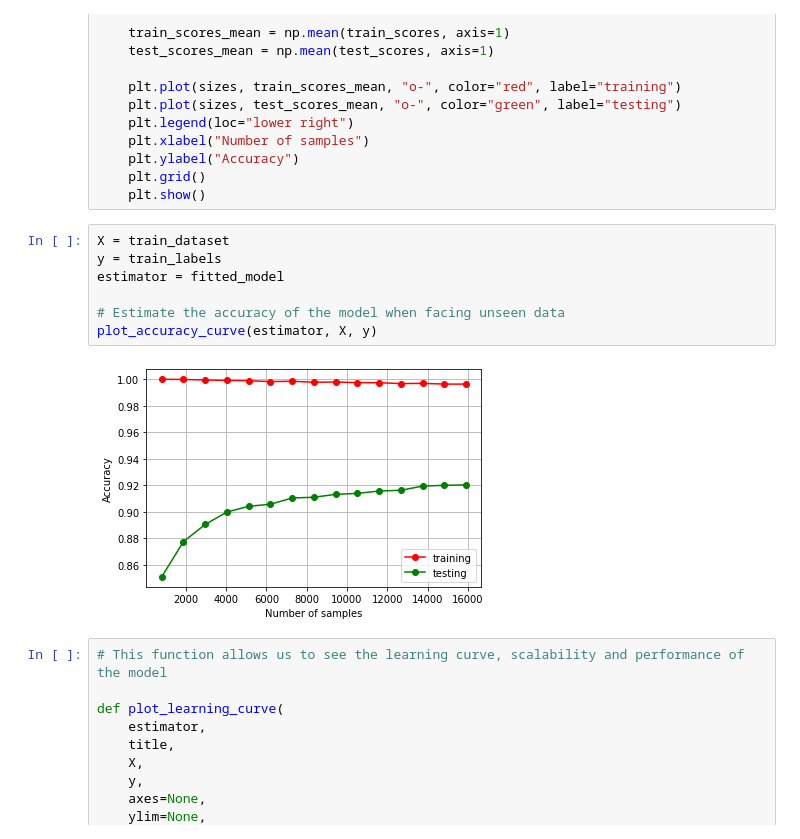
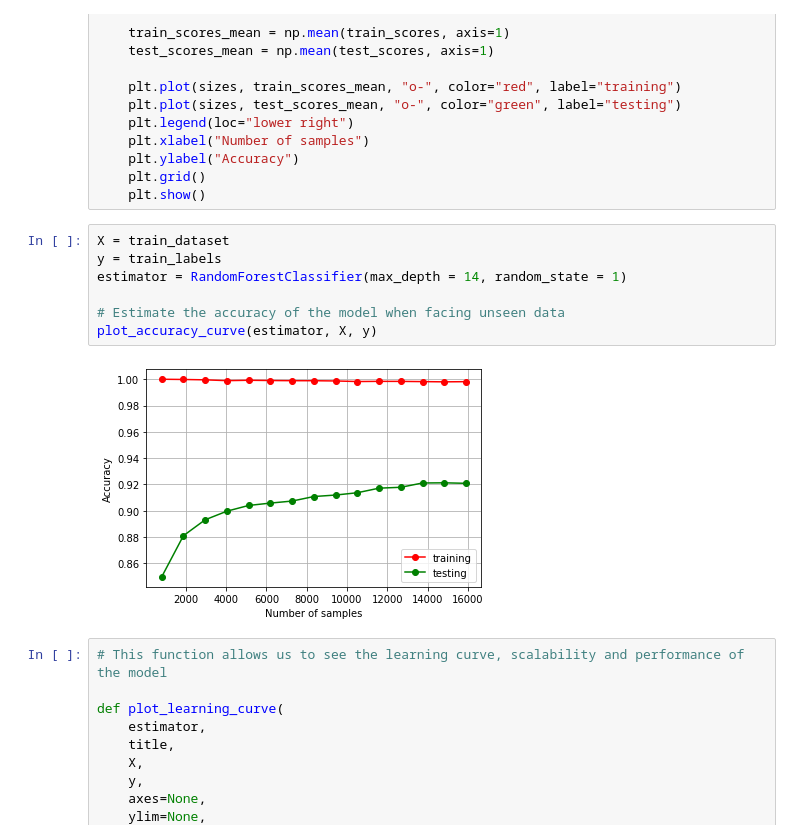
Before and after one commit to LimHonTing/DepressionIndicator, a Jupyter notebook: Depression_Indicator.ipynb, the cells around one changed output. Cells and saved outputs as stored; diff of their text form.

```diff
--- a/Depression_Indicator.ipynb
+++ b/Depression_Indicator.ipynb
@@ -415,12 +366,12 @@ def plot_accuracy_curve(estimator, X, y):
 # %%
 X = train_dataset
 y = train_labels
-estimator = fitted_model
+estimator = RandomForestClassifier(max_depth = 14, random_state = 1)
 
 # Estimate the accuracy of the model when facing unseen data
 plot_accuracy_curve(estimator, X, y)
 # %% [output]
-[figure, old version]
+[figure, new version]
 # %%
 # This function allows us to see the learning curve, scalability and performance of the model
 
```
Also changed, not shown: parts of 15 cells of this notebook.
